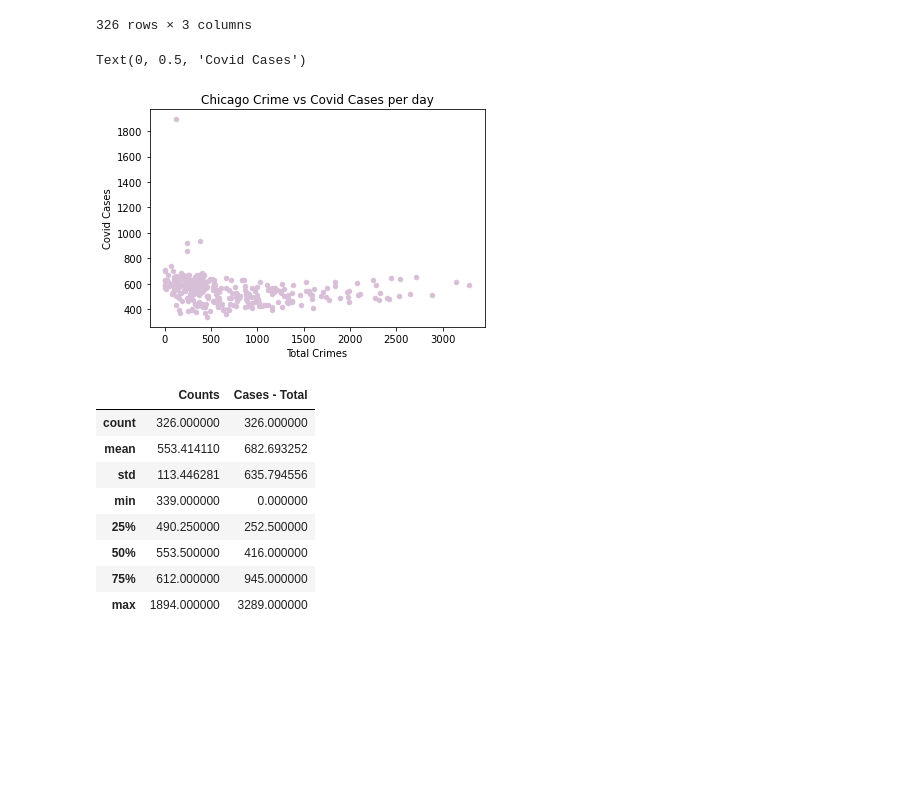
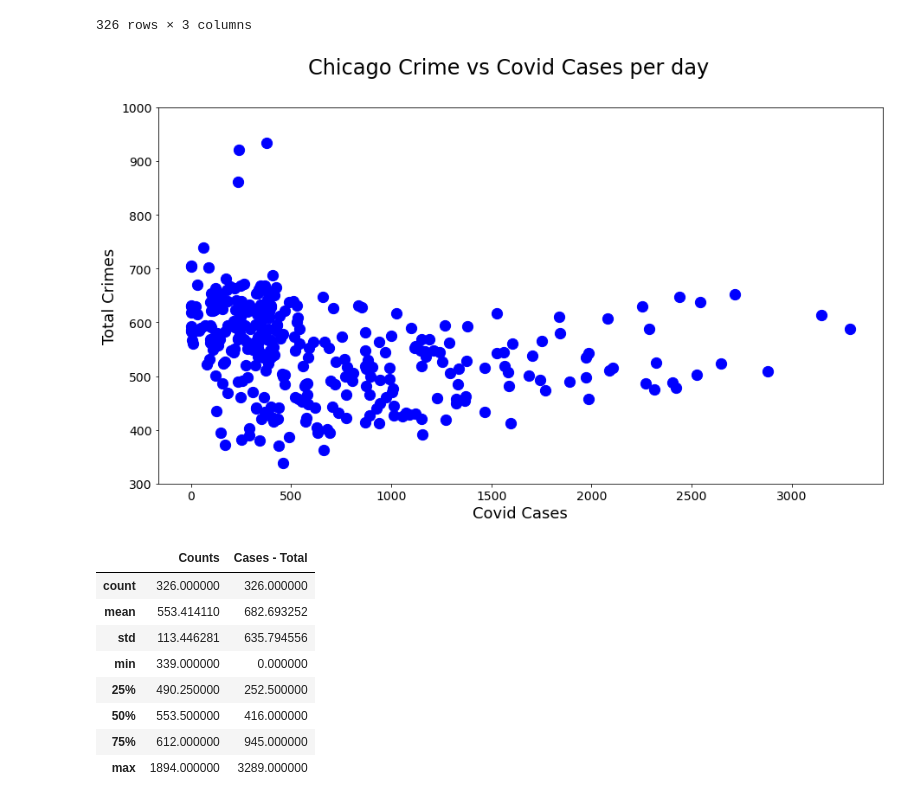
Before and after one commit to rsa153/cc-project1, a Jupyter notebook: DatacleaningAPI/ChicagoCovidAnalysis.ipynb, the cells around one changed output. Drawn from its saved outputs; the diff is of its cells as text; code cells hidden in the pictures; blank space fills up the shorter version.

```diff
--- a/DatacleaningAPI/ChicagoCovidAnalysis.ipynb
+++ b/DatacleaningAPI/ChicagoCovidAnalysis.ipynb
@@ -226,15 +230,16 @@ total_crime_with_covid_df
 | 324 | 2021-01-19 | 471 | 1004 |
 | 325 | 2021-01-20 | 432 | 735 |
 326 rows × 3 columns
-# %%
-#Scatter plot correlation of covid and crime cases
-total_crime_with_covid_plot = total_crime_with_covid_df.plot(kind='scatter', title=("Chicago Crime vs Covid Cases per day"), x='Cases - Total',y='Counts',color='thistle')
-total_crime_with_covid_plot.set_xlabel('Total Crimes')
-total_crime_with_covid_plot.set_ylabel('Covid Cases')
-#total_crime_with_covid_plot.ylim([350, 1000])
-# %% [output]
-Text(0, 0.5, 'Covid Cases')
-[figure, removed]
+# %%
+#Scatter plot correlation of covid and crime cases
+total_crime_with_covid_plot = total_crime_with_covid_df.plot(kind='scatter', x='Cases - Total',y='Counts',color='blue', s =150, fontsize=14)
+total_crime_with_covid_plot.set_xlabel('Covid Cases', fontsize=18)
+total_crime_with_covid_plot.set_ylabel('Total Crimes', fontsize=18)
+plt.ylim([300, 1000])
+plt.suptitle('Chicago Crime vs Covid Cases per day', fontsize=24)
+plt.show()
+# %% [output]
+[figure, added]
 # %%
 #Describe the data set so we can see if there are any outliers.
 total_crime_with_covid_df.describe()
```
Also changed, not shown: parts of 8 cells of this notebook.
